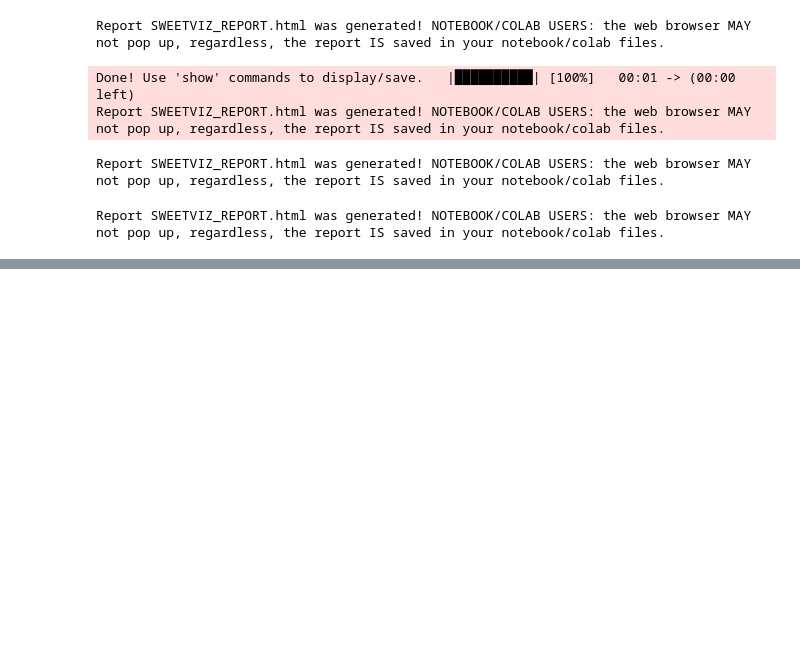
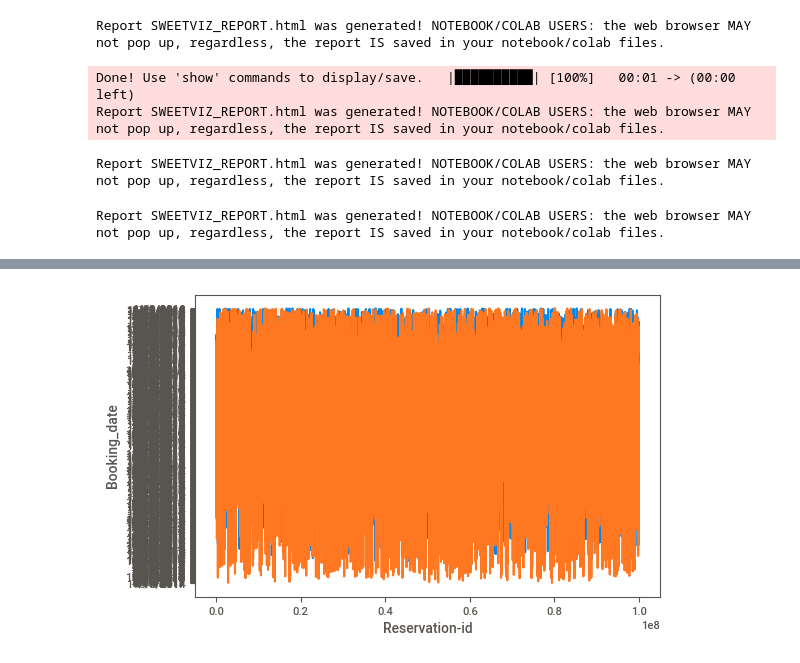
Before and after one commit to BoTZ-TND/datastorm-2021, a Jupyter notebook: src/scripts/data_vis.ipynb, the cells around one changed output, grey strips where cells are left out. Cells and saved outputs as stored; diff of their text form; code cells hidden in the pictures; blank space fills up the shorter version.

Commit message:
Add: data visualization file

```diff
--- a/src/scripts/data_vis.ipynb
+++ b/src/scripts/data_vis.ipynb
@@ -36,0 +40,3 @@ Report SWEETVIZ_REPORT.html was generated! NOTEBOOK/COLAB USERS: the web browser
+# %%
+data_df = pd.read_csv('../../data/data/train.csv').sample(frac=0.2)
+data_df.columns
@@ -36,0 +51,5 @@ Report SWEETVIZ_REPORT.html was generated! NOTEBOOK/COLAB USERS: the web browser
+# %%
+ax = sns.lineplot(x=data_df['Reservation-id'], y=data_df['Booking_date'])
+ax = sns.lineplot(x=data_df['Reservation-id'], y=data_df['Expected_checkin'])
+# %% [output]
+[figure, added]
```
Also changed, not shown: parts of 2 cells of this notebook, 7 other files.
